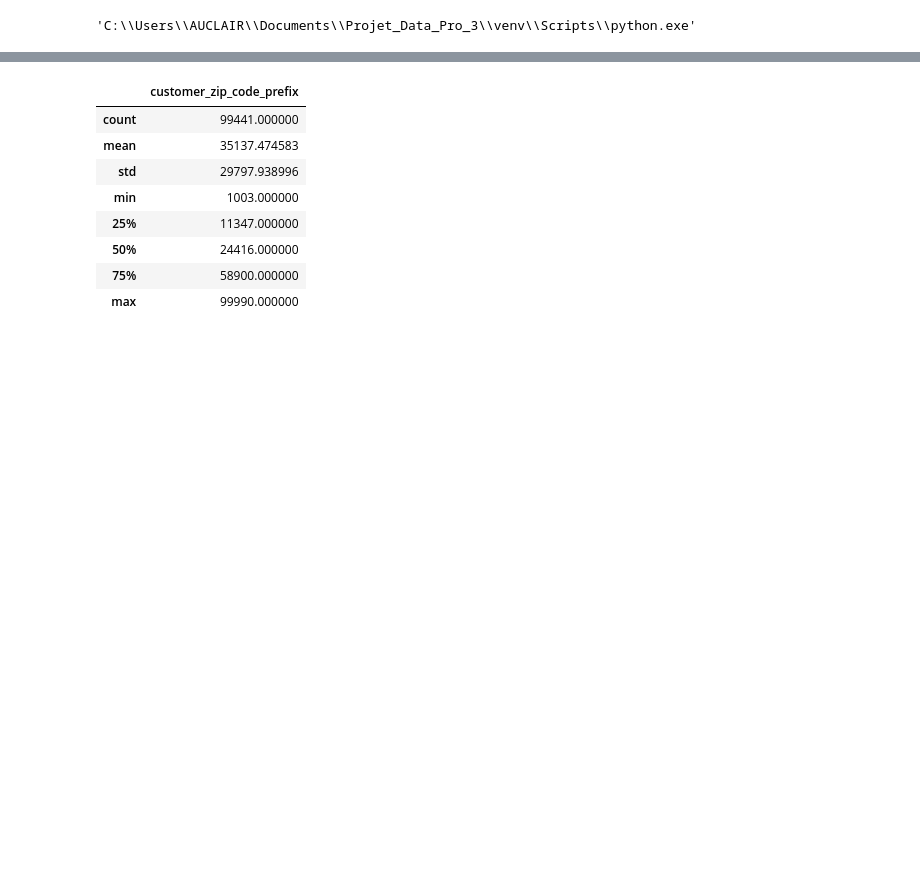
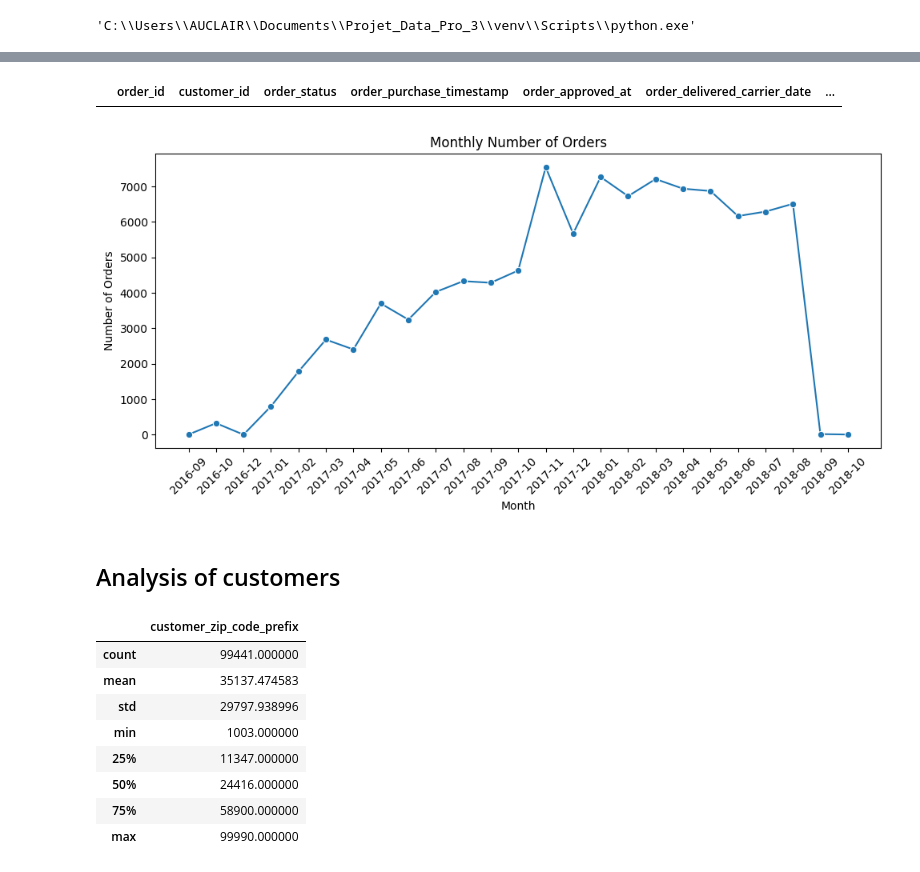
Before and after one commit to Julien-Data/ecommerce-analytics-dashboard, a Jupyter notebook: notebooks/exploration.ipynb, the cells around one changed output, grey strips where cells are left out. Saved outputs shown, nothing was run; the diff lists cells and outputs as text; code cells hidden in the pictures; blank space fills up the shorter version.

```diff
--- a/notebooks/exploration.ipynb
+++ b/notebooks/exploration.ipynb
@@ -25,3 +38,30 @@ orders.describe()
+# %%
+doublons_orders = orders.duplicated(subset = 'order_id', keep = False)
+orders[doublons_orders]
+# %% [output]
+|  | order_id | customer_id | order_status | order_purchase_timestamp | order_approved_at | order_delivered_carrier_date | ... |
+# %%
+orders['order_purchase_timestamp'] = pd.to_datetime(orders['order_purchase_timestamp'])
+
+orders['year_month'] = orders['order_purchase_timestamp'].dt.to_period('M')
+
+monthly_orders = orders.groupby('year_month').size().reset_index(name='order_count')
+monthly_orders['year_month'] = monthly_orders['year_month'].astype(str)
+
+plt.figure(figsize=(10,5))
+sns.lineplot(data=monthly_orders, x='year_month', y='order_count', marker='o')
+
+plt.xticks(rotation=45)
+plt.title("Monthly Number of Orders")
+plt.xlabel("Month")
+plt.ylabel("Number of Orders")
+
+plt.tight_layout()
+plt.show()
+# %% [output]
+[figure, added]
+# %% [markdown]
+## Analysis of customers
 # %%
 customers.describe()
 # %% [output]
```
Also changed, not shown: parts of 15 cells of this notebook.
